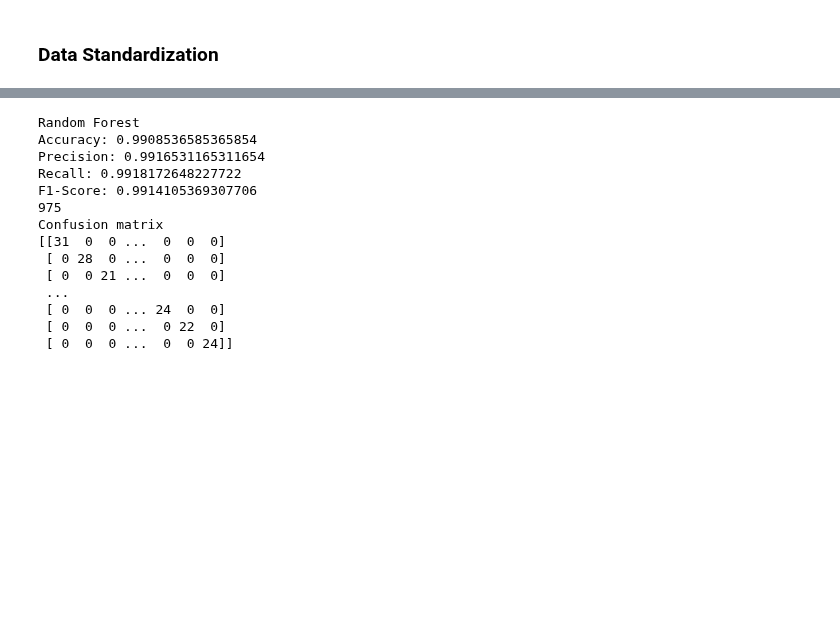
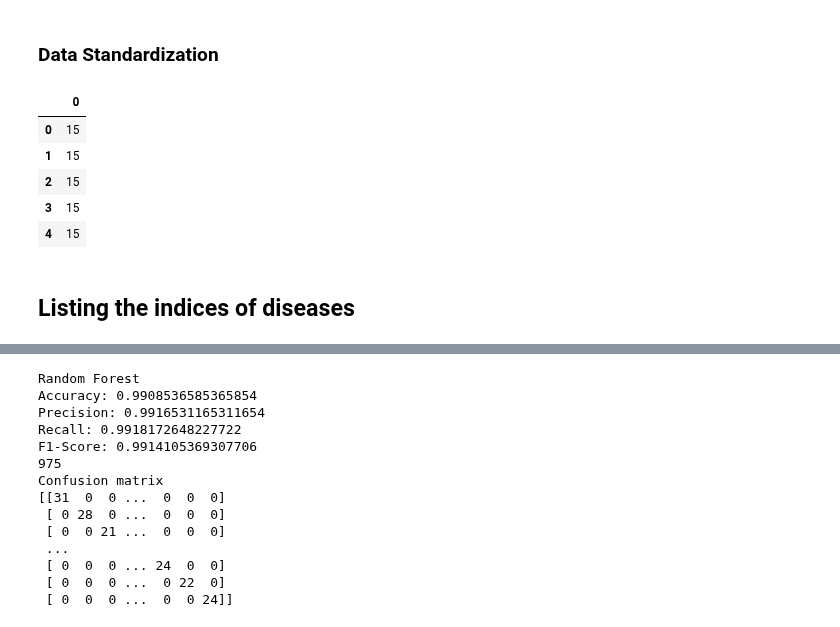
Before and after one commit to TheBlueZayn/Disease-Symptom-Prediction, a Jupyter notebook: sympt.ipynb, the cells around one changed output, grey strips where cells are left out. Cells and saved outputs as stored; diff of their text form; code cells hidden in the pictures; blank space fills up the shorter version.

```diff
--- a/sympt.ipynb
+++ b/sympt.ipynb
@@ -269,0 +167,3 @@ X.head()
+# %%
+train_df = pd.read_csv("Training.csv")
+test_df = pd.read_csv("Testing.csv")
@@ -270,2 +363,16 @@ X.head()
 # %% [markdown]
 ### Data Standardization
+# %%
+le=LabelEncoder()
+dummy=le.fit_transform(train_df['prognosis'])
+y_train=pd.DataFrame(dummy)
+y_train.head()
+# %% [output]
+|  | 0 |
+| 0 | 15 |
+| 1 | 15 |
+| 2 | 15 |
+| 3 | 15 |
+| 4 | 15 |
+# %% [markdown]
+## Listing the indices of diseases
```
Also changed, not shown: parts of 66 cells of this notebook, 1 other file.
